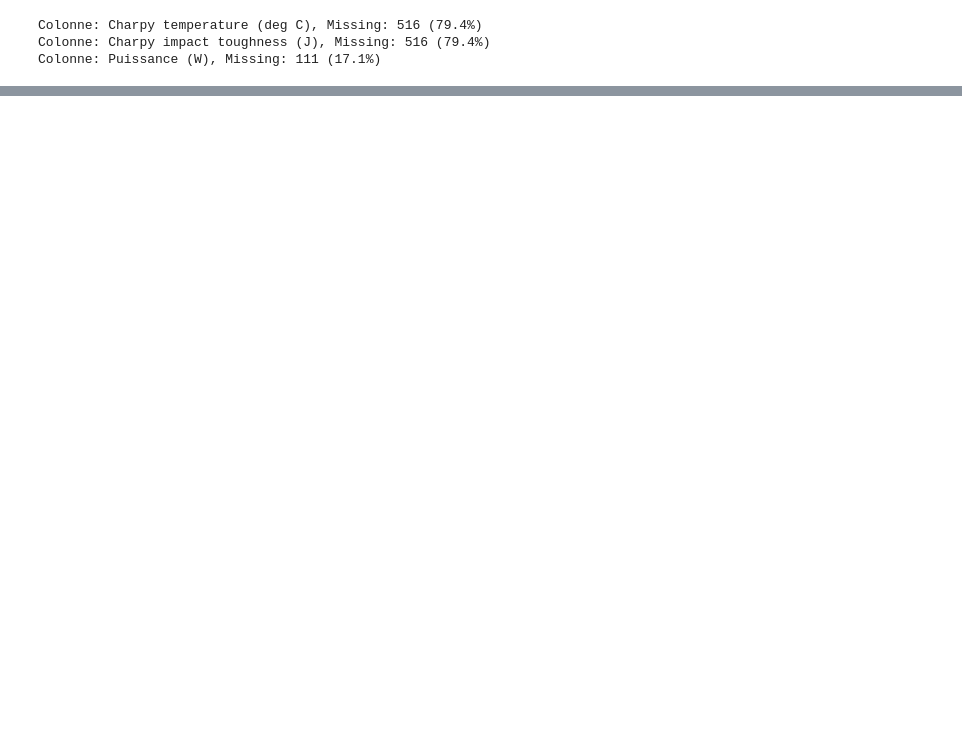
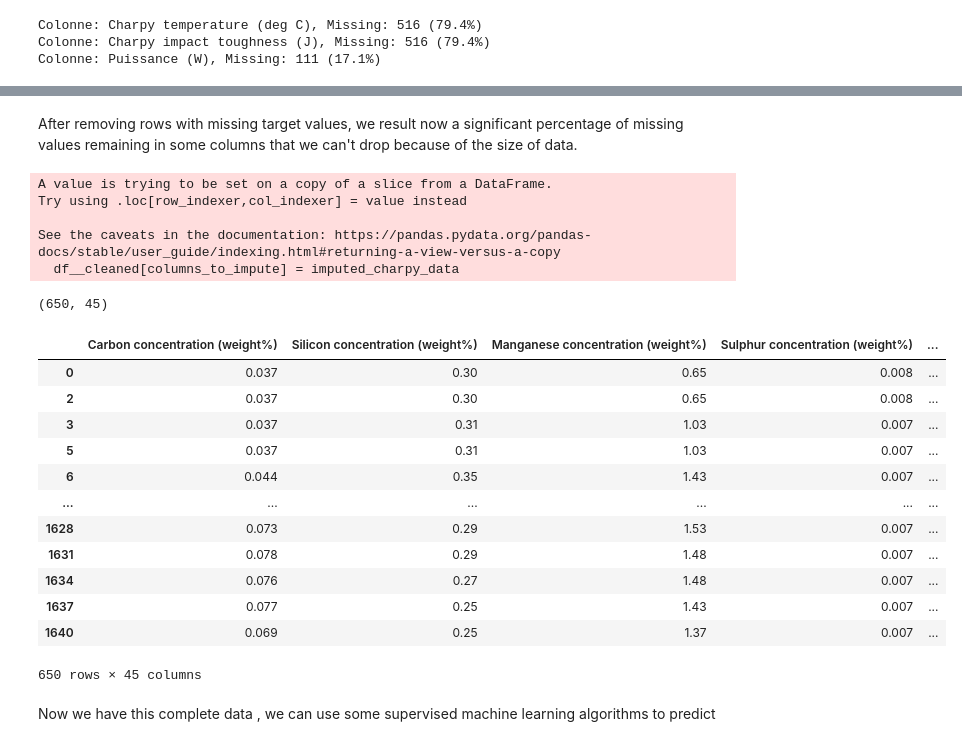
Before and after one commit to elbarhichi/Welding-Quality-Prediction, a Jupyter notebook: ML_project_imane.ipynb, the cells around one changed output, grey strips where cells are left out. Drawn from its saved outputs; the diff is of its cells as text; code cells hidden in the pictures; blank space fills up the shorter version.

Commit message:
complete data

```diff
--- a/ML_project_imane.ipynb
+++ b/ML_project_imane.ipynb
@@ -757,0 +774,27 @@ memory usage: 179.9 KB
+# %% [markdown]
+After removing rows with missing target values, we result now a significant percentage of missing values remaining in some columns that we can't drop because of the size of data.
+# %%
+from sklearn.experimental import enable_iterative_imputer
+from sklearn.impute import IterativeImputer
+from sklearn.linear_model import BayesianRidge  # Importer BayesianRidge
+
+# Applying Iterative Imputer for the 'Charpy temperature (deg C)' and 'Charpy impact toughness (J)'
+iterative_imputer = IterativeImputer(random_state=42)
+
+# Selecting the columns to impute
+columns_to_impute = ['Charpy temperature (deg C)', 'Charpy impact toughness (J)','Puissance (W)']
+charpy_data = df__cleaned[columns_to_impute]
+imputer = IterativeImputer(estimator=BayesianRidge(), n_nearest_features=None,
+                           imputation_order='ascending', random_state=42)
+imputer.fit(charpy_data)
+# Fitting and transforming using Iterative Imputer
+imputed_charpy_data = imputer.transform(charpy_data)
+
+# Replacing the original columns with imputed values
+df__cleaned[columns_to_impute] = imputed_charpy_data
+# %% [output]
+A value is trying to be set on a copy of a slice from a DataFrame.
+Try using .loc[row_indexer,col_indexer] = value instead
+
+See the caveats in the documentation: https://pandas.pydata.org/pandas-docs/stable/user_guide/indexing.html#returning-a-view-versus-a-copy
+  df__cleaned[columns_to_impute] = imputed_charpy_data
@@ -757,0 +803,20 @@ memory usage: 179.9 KB
+# %%
+df__cleaned.shape
+# %% [output]
+(650, 45)
+# %%
+df__cleaned
+# %% [output]
+|  | Carbon concentration (weight%) | Silicon concentration (weight%) | Manganese concentration (weight%) | Sulphur concentration (weight%) | ... |
+| 0 | 0.037 | 0.30 | 0.65 | 0.008 | ... |
+| 2 | 0.037 | 0.30 | 0.65 | 0.008 | ... |
+| 3 | 0.037 | 0.31 | 1.03 | 0.007 | ... |
+| 5 | 0.037 | 0.31 | 1.03 | 0.007 | ... |
+| 6 | 0.044 | 0.35 | 1.43 | 0.007 | ... |
+| ... | ... | ... | ... | ... | ... |
+| 1628 | 0.073 | 0.29 | 1.53 | 0.007 | ... |
+| 1631 | 0.078 | 0.29 | 1.48 | 0.007 | ... |
+| 1634 | 0.076 | 0.27 | 1.48 | 0.007 | ... |
+| 1637 | 0.077 | 0.25 | 1.43 | 0.007 | ... |
+| 1640 | 0.069 | 0.25 | 1.37 | 0.007 | ... |
+650 rows × 45 columns
@@ -757,0 +825,2 @@ memory usage: 179.9 KB
+# %% [markdown]
+Now we have  this complete data , we can use some supervised machine learning algorithms to predict
```
Also changed, not shown: parts of 6 cells of this notebook, 1 other file.
